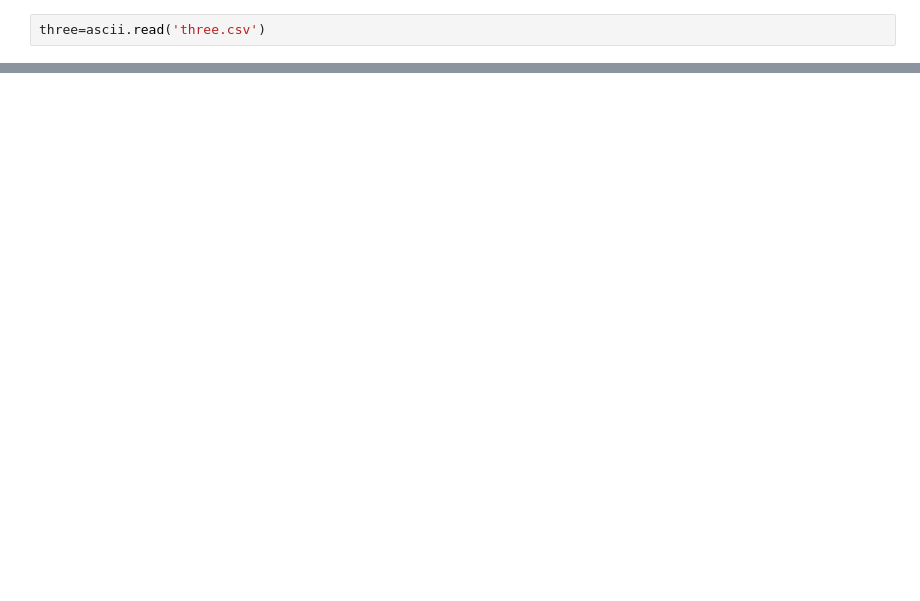
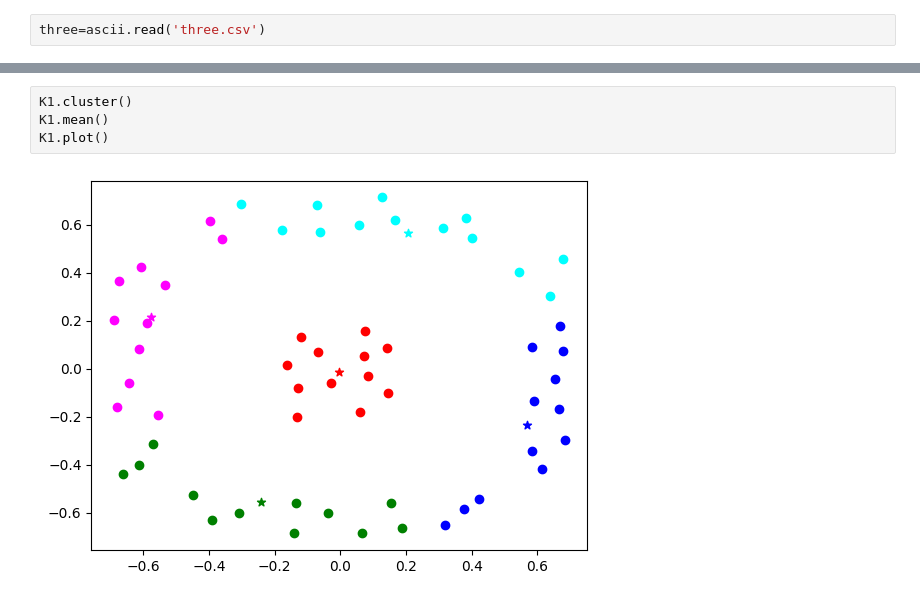
Before and after one commit to KKamp2015/PatternRecognitionMP2, a Jupyter notebook: Task2.ipynb, the cells around one changed output, grey strips where cells are left out. Drawn from its saved outputs; the diff is of its cells as text; blank space fills up the shorter version.

```diff
--- a/Task2.ipynb
+++ b/Task2.ipynb
@@ -86,0 +96,6 @@ AttributeError: module 'math' has no attribute 'dist'
+# %%
+K1.cluster()
+K1.mean()
+K1.plot()
+# %% [output]
+[figure, added]
```
Also changed, not shown: parts of 8 cells of this notebook.
